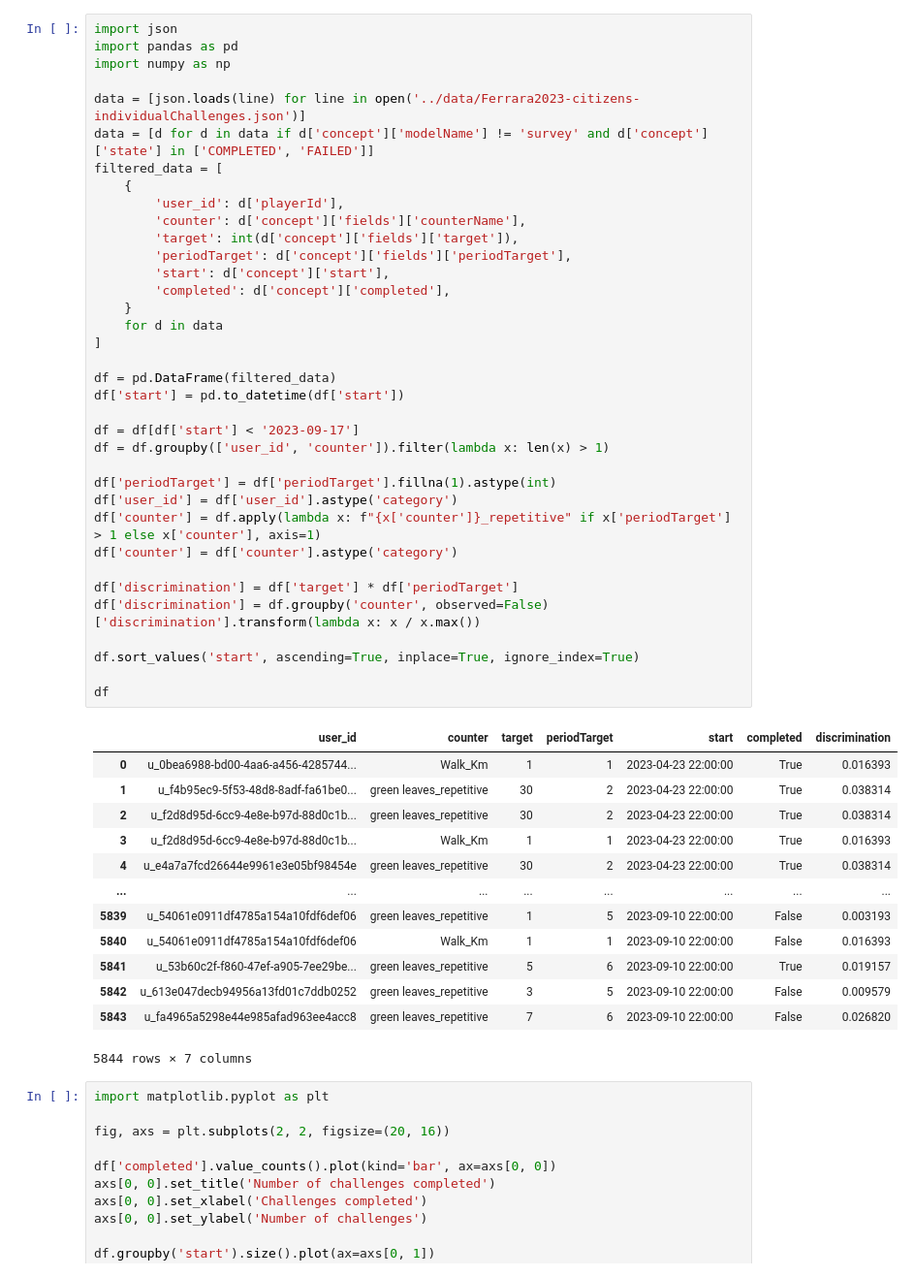
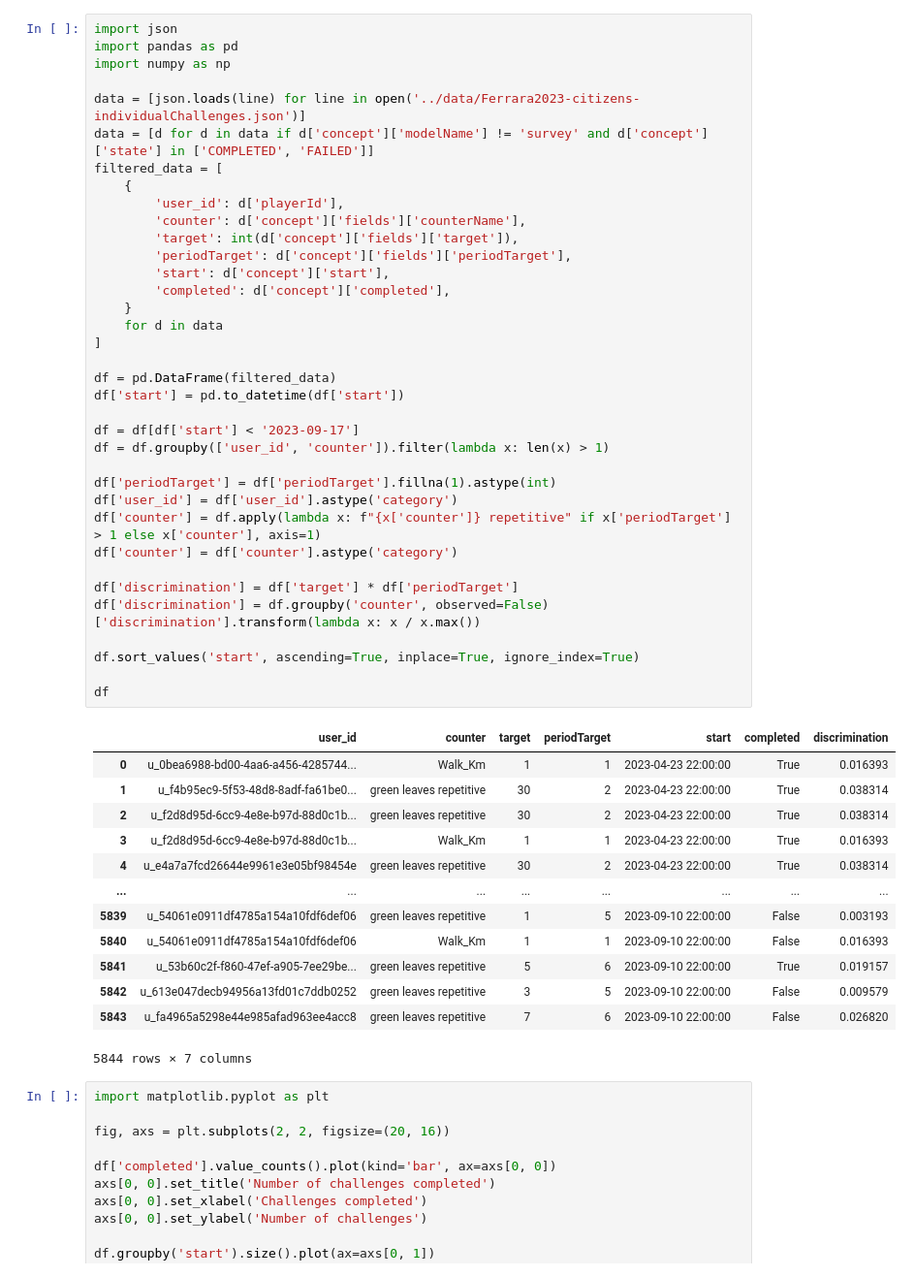
Before and after one commit to rik1599/playngo_challenge_generator, a Jupyter notebook: notebooks/Ferrara.ipynb, the cells around one changed output. Shown: that part at 97% size. Cells and saved outputs as stored; diff of their text form.

```diff
--- a/notebooks/Ferrara.ipynb
+++ b/notebooks/Ferrara.ipynb
@@ -9,44 +9,44 @@ filtered_data = [
     {
         'user_id': d['playerId'],
         'counter': d['concept']['fields']['counterName'],
         'target': int(d['concept']['fields']['target']),
         'periodTarget': d['concept']['fields']['periodTarget'],
         'start': d['concept']['start'],
         'completed': d['concept']['completed'],
     }
     for d in data
 ]
 
 df = pd.DataFrame(filtered_data)
 df['start'] = pd.to_datetime(df['start'])
 
 df = df[df['start'] < '2023-09-17']
 df = df.groupby(['user_id', 'counter']).filter(lambda x: len(x) > 1)
 
 df['periodTarget'] = df['periodTarget'].fillna(1).astype(int)
 df['user_id'] = df['user_id'].astype('category')
-df['counter'] = df.apply(lambda x: f"{x['counter']}_repetitive" if x['periodTarget'] > 1 else x['counter'], axis=1)
+df['counter'] = df.apply(lambda x: f"{x['counter']} repetitive" if x['periodTarget'] > 1 else x['counter'], axis=1)
 df['counter'] = df['counter'].astype('category')
 
 df['discrimination'] = df['target'] * df['periodTarget']
 df['discrimination'] = df.groupby('counter', observed=False)['discrimination'].transform(lambda x: x / x.max())
 
 df.sort_values('start', ascending=True, inplace=True, ignore_index=True)
 
 df
 # %% [output]
 |  | user_id | counter | target | periodTarget | start | completed | discrimination |
 | 0 | u_0bea6988-bd00-4aa6-a456-4285744... | Walk_Km | 1 | 1 | 2023-04-23 22:00:00 | True | 0.016393 |
-| 1 | u_f4b95ec9-5f53-48d8-8adf-fa61be0... | green leaves_repetitive | 30 | 2 | 2023-04-23 22:00:00 | True | 0.038314 |
-| 2 | u_f2d8d95d-6cc9-4e8e-b97d-88d0c1b... | green leaves_repetitive | 30 | 2 | 2023-04-23 22:00:00 | True | 0.038314 |
+| 1 | u_f4b95ec9-5f53-48d8-8adf-fa61be0... | green leaves repetitive | 30 | 2 | 2023-04-23 22:00:00 | True | 0.038314 |
+| 2 | u_f2d8d95d-6cc9-4e8e-b97d-88d0c1b... | green leaves repetitive | 30 | 2 | 2023-04-23 22:00:00 | True | 0.038314 |
 | 3 | u_f2d8d95d-6cc9-4e8e-b97d-88d0c1b... | Walk_Km | 1 | 1 | 2023-04-23 22:00:00 | True | 0.016393 |
-| 4 | u_e4a7a7fcd26644e9961e3e05bf98454e | green leaves_repetitive | 30 | 2 | 2023-04-23 22:00:00 | True | 0.038314 |
+| 4 | u_e4a7a7fcd26644e9961e3e05bf98454e | green leaves repetitive | 30 | 2 | 2023-04-23 22:00:00 | True | 0.038314 |
 | ... | ... | ... | ... | ... | ... | ... | ... |
-| 5839 | u_54061e0911df4785a154a10fdf6def06 | green leaves_repetitive | 1 | 5 | 2023-09-10 22:00:00 | False | 0.003193 |
+| 5839 | u_54061e0911df4785a154a10fdf6def06 | green leaves repetitive | 1 | 5 | 2023-09-10 22:00:00 | False | 0.003193 |
 | 5840 | u_54061e0911df4785a154a10fdf6def06 | Walk_Km | 1 | 1 | 2023-09-10 22:00:00 | False | 0.016393 |
-| 5841 | u_53b60c2f-f860-47ef-a905-7ee29be... | green leaves_repetitive | 5 | 6 | 2023-09-10 22:00:00 | True | 0.019157 |
-| 5842 | u_613e047decb94956a13fd01c7ddb0252 | green leaves_repetitive | 3 | 5 | 2023-09-10 22:00:00 | False | 0.009579 |
-| 5843 | u_fa4965a5298e44e985afad963ee4acc8 | green leaves_repetitive | 7 | 6 | 2023-09-10 22:00:00 | False | 0.026820 |
+| 5841 | u_53b60c2f-f860-47ef-a905-7ee29be... | green leaves repetitive | 5 | 6 | 2023-09-10 22:00:00 | True | 0.019157 |
+| 5842 | u_613e047decb94956a13fd01c7ddb0252 | green leaves repetitive | 3 | 5 | 2023-09-10 22:00:00 | False | 0.009579 |
+| 5843 | u_fa4965a5298e44e985afad963ee4acc8 | green leaves repetitive | 7 | 6 | 2023-09-10 22:00:00 | False | 0.026820 |
 5844 rows × 7 columns
 # %%
 import matplotlib.pyplot as plt
```
Also changed, not shown: parts of 1 cell of this notebook, 1 other file.
